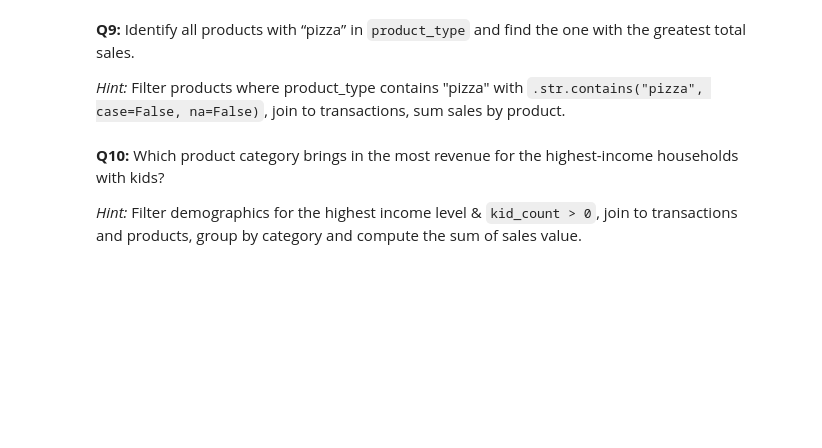
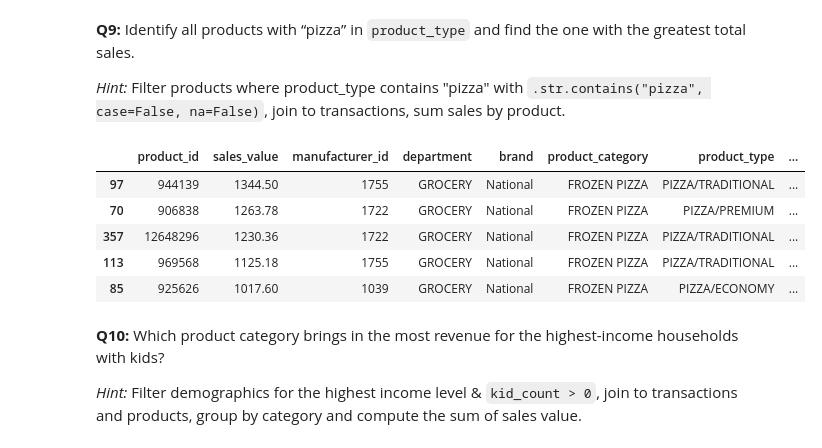
Before and after one commit to mbreese/BANA-7025, a Jupyter notebook: assignments/homework/week-04-homework.ipynb, the cells around one changed output. Drawn from its saved outputs; the diff is of its cells as text; code cells hidden in the pictures; blank space fills up the shorter version.

```diff
--- a/assignments/homework/week-04-homework.ipynb
+++ b/assignments/homework/week-04-homework.ipynb
@@ -249,6 +307,19 @@ After filtering : 1460438
 *Hint:* Filter products where product_type contains "pizza" with `.str.contains("pizza", case=False, na=False)`, join to transactions, sum sales by product.
 # %%
 # Your code here
+pizza = products.loc[products["product_type"].str.contains("pizza", case=False, na=False)]
+transactions.groupby("product_id")\
+  .agg({"sales_value":"sum"})\
+  .merge(pizza, on="product_id", how="inner")\
+  .sort_values("sales_value", ascending=False)\
+  .head(5)
+# %% [output]
+|  | product_id | sales_value | manufacturer_id | department | brand | product_category | product_type | ... |
+| 97 | 944139 | 1344.50 | 1755 | GROCERY | National | FROZEN PIZZA | PIZZA/TRADITIONAL | ... |
+| 70 | 906838 | 1263.78 | 1722 | GROCERY | National | FROZEN PIZZA | PIZZA/PREMIUM | ... |
+| 357 | 12648296 | 1230.36 | 1722 | GROCERY | National | FROZEN PIZZA | PIZZA/TRADITIONAL | ... |
+| 113 | 969568 | 1125.18 | 1755 | GROCERY | National | FROZEN PIZZA | PIZZA/TRADITIONAL | ... |
+| 85 | 925626 | 1017.60 | 1039 | GROCERY | National | FROZEN PIZZA | PIZZA/ECONOMY | ... |
 # %% [markdown]
 
 **Q10:** Which product category brings in the most revenue for the highest-income households with kids?
```
Also changed, not shown: parts of 10 cells of this notebook.
